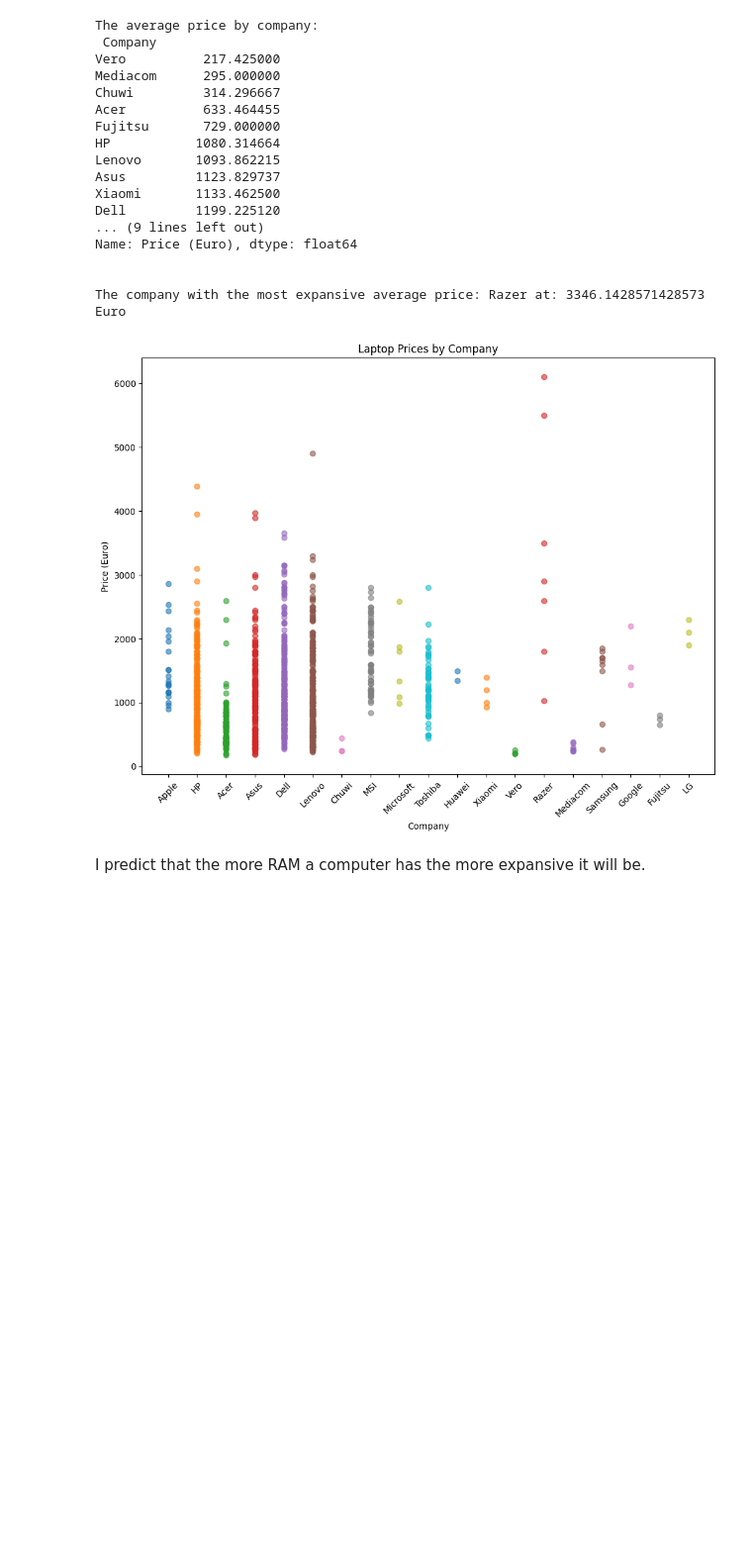
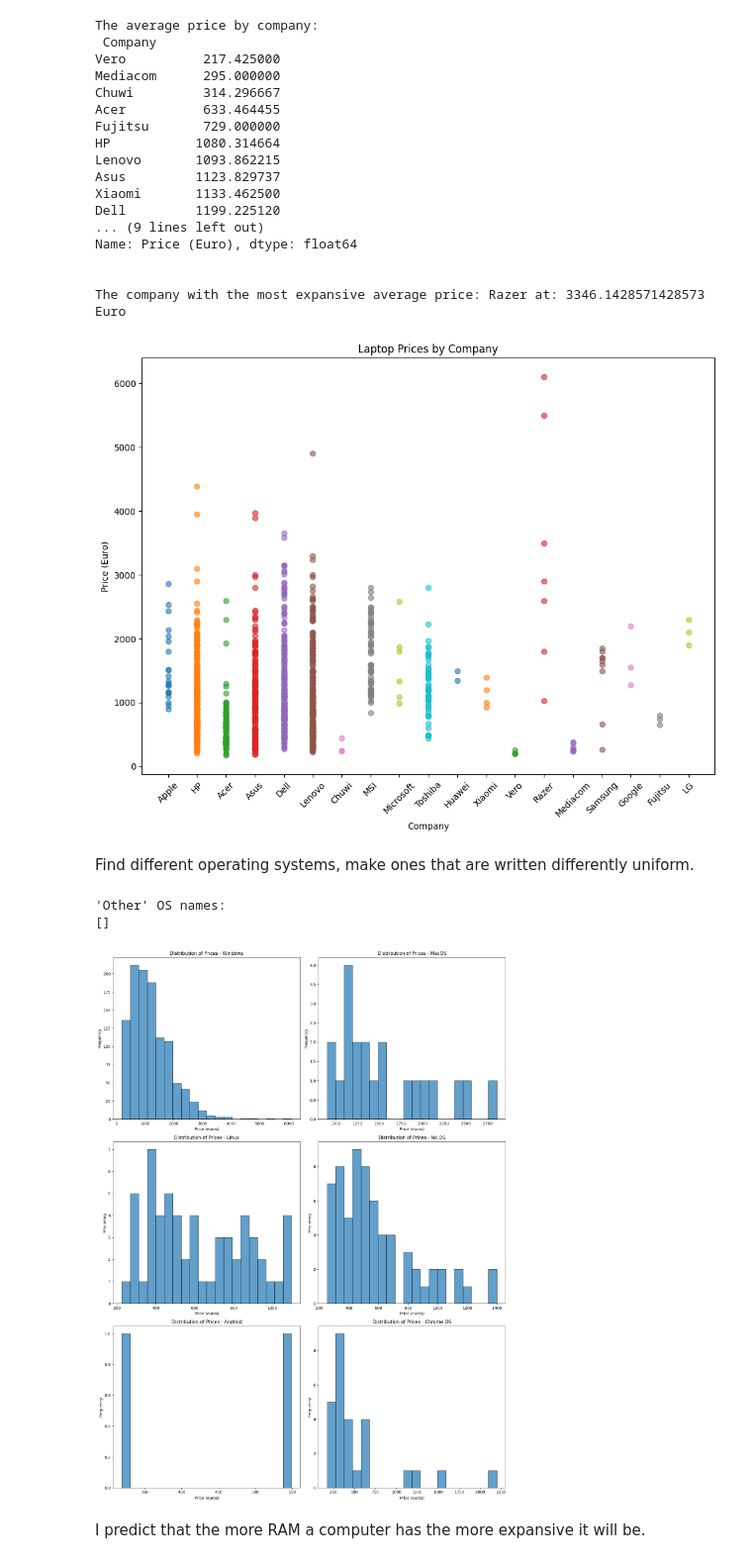
Before and after one commit to DaniilRein/miniproject1, a Jupyter notebook: mini_project1.ipynb, the cells around one changed output. Shown at 99% size. Saved outputs shown, nothing was run; the diff lists cells and outputs as text; code cells hidden in the pictures; blank space fills up the shorter version.

```diff
--- a/mini_project1.ipynb
+++ b/mini_project1.ipynb
@@ -221,6 +221,72 @@ Name: Price (Euro), dtype: float64
 
 The company with the most expansive average price: Razer at: 3346.1428571428573 Euro
 [figure]
+# %% [markdown]
+Find different operating systems, make ones that are written differently uniform.
+# %%
+import pandas as pd
+import matplotlib.pyplot as plt
+
+# Load the dataset.
+data = pd.read_csv('laptop_price - dataset.csv')
+
+# Define a mapping dictionary for OS names.
+os_mapping = {
+    'Windows': ['Windows 10', 'Windows 7', 'Windows 10 S'],
+    'MacOS': ['MacOS', 'Mac OS X', 'macOS'],
+    'Linux': ['Linux'],
+    'No OS': ['No OS'],
+    'Android': ['Android'],
+    'Chrome OS': ['Chrome OS']
+}
+
+# Normalize OS names
+def map_os(os_name):
+    for key, values in os_mapping.items():
+        if os_name in values:
+            return key
+    return 'Other'
+
+data['normalized_OS'] = data['OpSys'].apply(map_os)
+
+# Separate data by normalized OS
+windows_laptops = data[data['normalized_OS'] == 'Windows']
+macos_laptops = data[data['normalized_OS'] == 'MacOS']
+linux_laptops = data[data['normalized_OS'] == 'Linux']
+no_os_laptops = data[data['normalized_OS'] == 'No OS']
+android_laptops = data[data['normalized_OS'] == 'Android']
+chrome_laptops = data[data['normalized_OS'] == 'Chrome OS']
+
+# For manual addition of unique names: Get all 'Other' OS names
+other_laptops = data[data['normalized_OS'] == 'Other']
+
+# Print unique 'Other' OS names for manual addition
+print("'Other' OS names:")
+print(other_laptops['OpSys'].unique())
+
+# Separate data by normalized OS
+os_groups = ['Windows', 'MacOS', 'Linux', 'No OS', 'Android', 'Chrome OS']
+
+# Set up the plotting area for the 6 different OS Groups and loop the plotting process
+# to reduce uneccesary repetition.
+fig, axes = plt.subplots(nrows=3, ncols=2, figsize=(15, 20))
+axes = axes.flatten()
+
+# Plot a distribution curve for the prices of each operating OS.
+for i, os_group in enumerate(os_groups):
+     ax = axes[i]
+     os_data = data[data['normalized_OS'] == os_group]['Price (Euro)']
+     ax.hist(os_data, bins=20, edgecolor='k', alpha=0.7)
+     ax.set_title(f'Distribution of Prices - {os_group}')
+     ax.set_xlabel('Price (Euro)')
+     ax.set_ylabel('Computers')
+
+plt.tight_layout()
+plt.show()
+# %% [output]
+'Other' OS names:
+[]
+[figure, added]
 # %% [markdown]
 I predict that the more RAM a computer has the more expansive it will be.
 # %%
```
Also changed, not shown: parts of 4 cells of this notebook.
